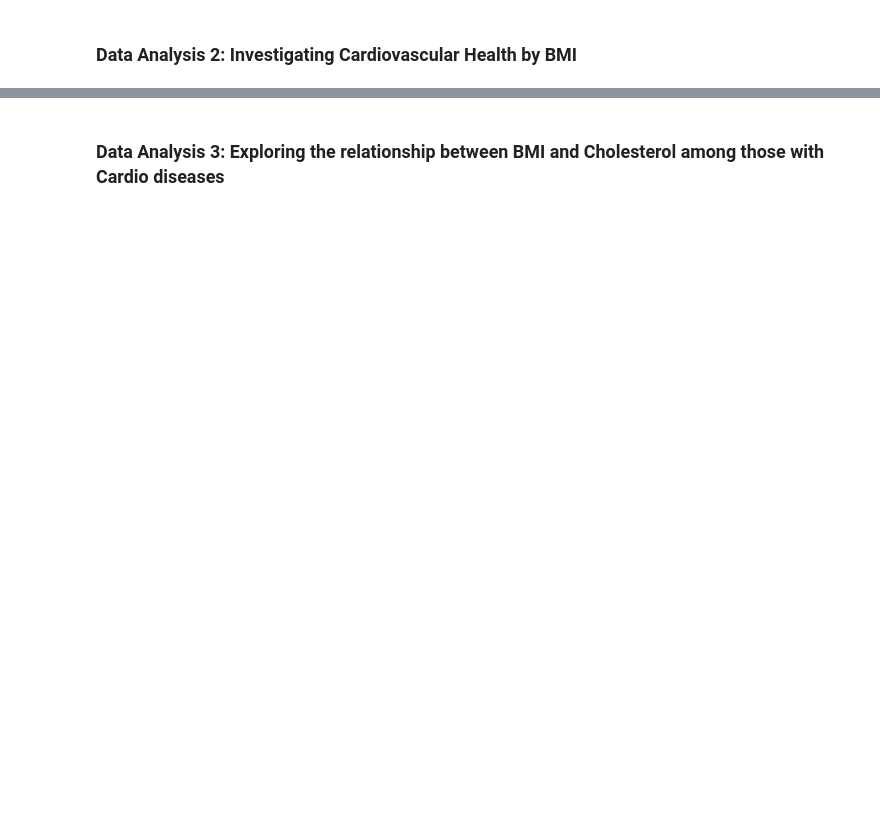
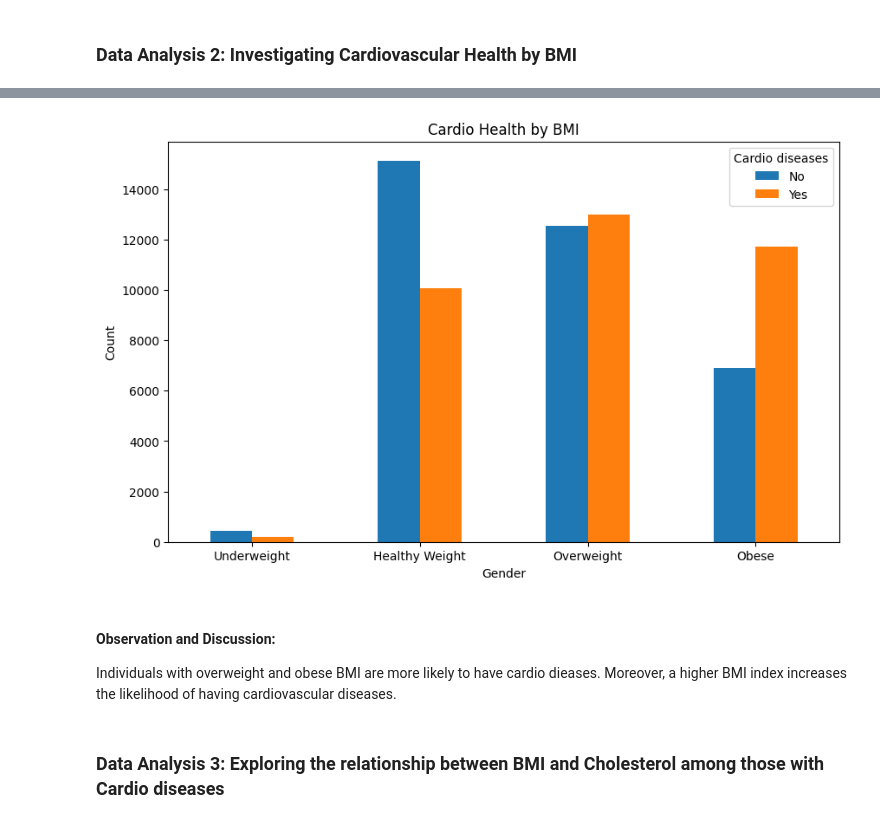
Before and after one commit to w21280485/assignment_a2_2, a Jupyter notebook: Cardiovascular_Health_Analysis.ipynb, the cells around one changed output, grey strips where cells are left out. Saved outputs shown, nothing was run; the diff lists cells and outputs as text; code cells hidden in the pictures; blank space fills up the shorter version.

```diff
--- a/Cardiovascular_Health_Analysis.ipynb
+++ b/Cardiovascular_Health_Analysis.ipynb
@@ -165,2 +239,31 @@ plt.show()
 # %% [markdown]
 ### Data Analysis 2:  Investigating Cardiovascular Health by BMI
+# %%
+# @title Data distribution
+
+# Calculate bmi to understand bmi distribution
+bmi_count = df['weight']/((df['height']**2/10000))          # bmi = weight(kg) / height(m)2
+
+# round the number to 2 decimal places
+bmi_count = bmi_count.round(1)
+
+# group bmi by groups: underweight = less than 18.5 ; healthy weight = 18.5-24.9 ; overweight = 25-29.9 ; obese = 30 or more
+# Define the custom BMI ranges and labels
+bins = [0,18.5, 25, 30, 1000]
+labels = ['Underweight', 'Healthy Weight', 'Overweight', 'Obese']
+
+# Use pd.cut to categorize the BMI values
+bmi_cat = pd.cut(bmi_count, bins=bins, labels=labels, right=False)
+
+# Group the data by Cardio and bmi_cat
+grouped_cardio_bmi = df.groupby([bmi_cat,'cardio'])
+grouped_cardio_bmi
+
+# Calculate the count for each group
+cardio_bmi_counts = grouped_cardio_bmi.size()
+
+# Reshape the result to have cardio as rows and gender as columns
+cardio_bmi_counts = cardio_bmi_counts.unstack()
+
+# Display the resulting DataFrame
+cardio_bmi_counts
@@ -167,2 +276,21 @@ plt.show()
+# %%
+# @title Visualisation
+
+# Create a grouped bar chart
+ax = cardio_bmi_counts.plot(kind='bar', figsize=(10, 6))
+plt.title('Cardio Health by BMI')
+plt.xlabel('Gender')
+plt.ylabel('Count')
+plt.legend(title='Cardio diseases', loc='upper right', labels=['No', 'Yes'])
+plt.xticks(rotation=0)
+
+# Display the plot
+plt.show()
+# %% [output]
+[figure, added]
+# %% [markdown]
+#### Observation and Discussion:
+
+Individuals with overweight and obese BMI are more likely to have cardio dieases. Moreover, a higher BMI index increases the likelihood of having cardiovascular diseases.
 # %% [markdown]
 ### Data Analysis 3: Exploring the relationship between BMI and Cholesterol among those with Cardio diseases
```
Also changed, not shown: parts of 34 cells of this notebook.
